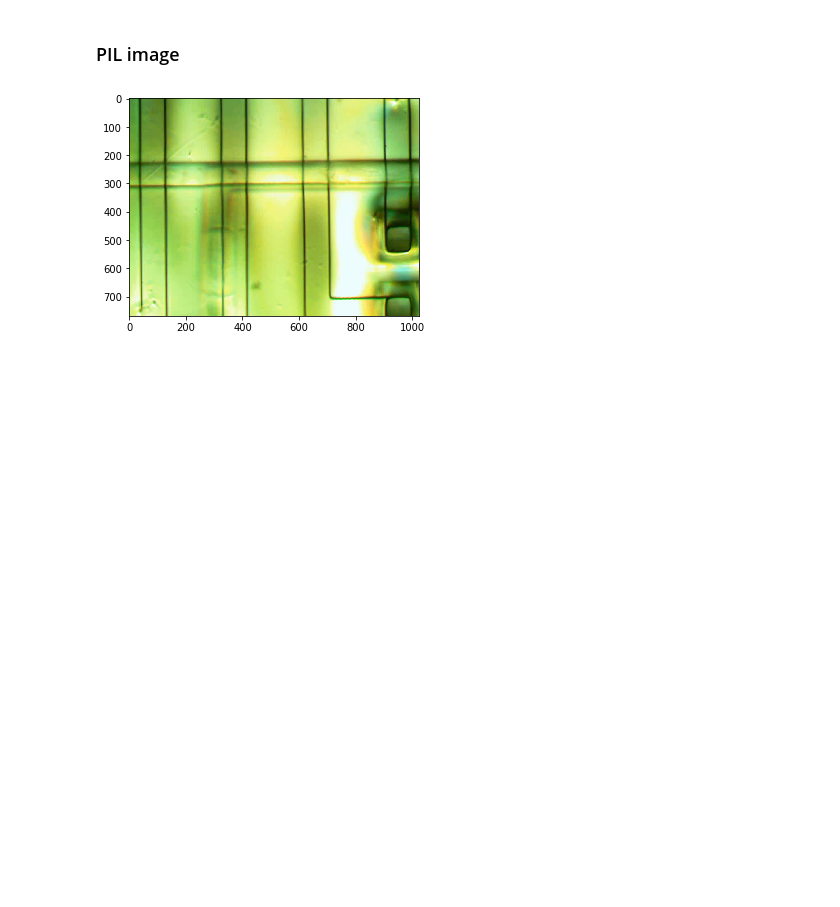
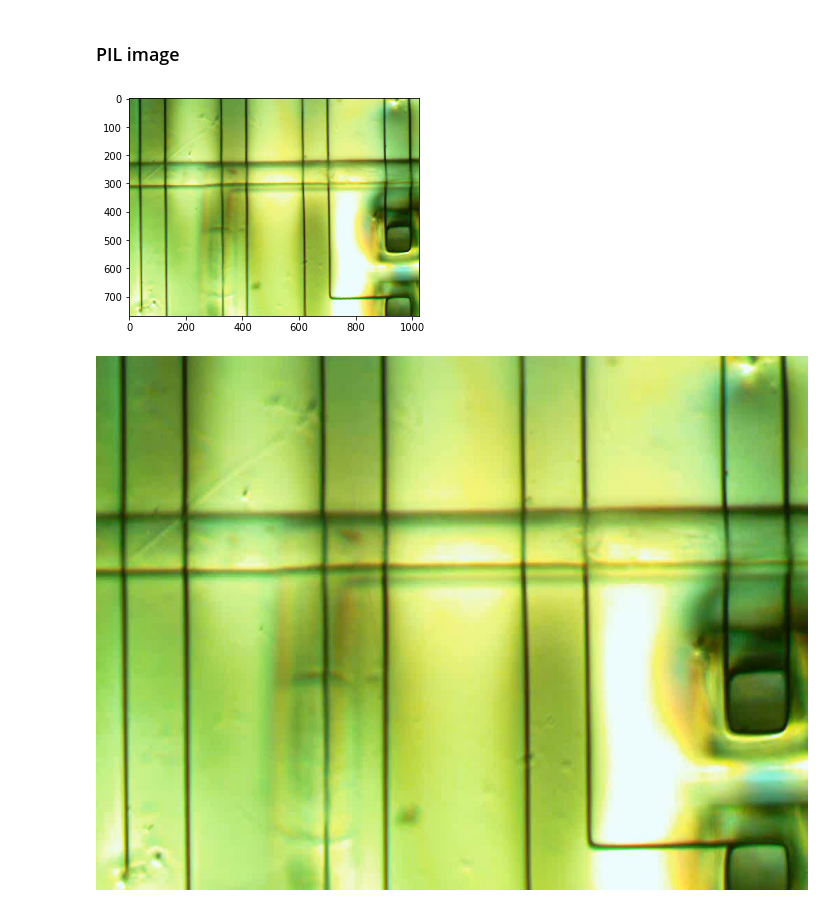
Before and after one commit to gregnordin/notes_to_self, a Jupyter notebook: python/working_with_images_notes.ipynb, the cells around one changed output. Saved outputs shown, nothing was run; the diff lists cells and outputs as text; code cells hidden in the pictures; blank space fills up the shorter version.

Commit message:
Add another note about images

```diff
--- a/python/working_with_images_notes.ipynb
+++ b/python/working_with_images_notes.ipynb
@@ -57,3 +57,7 @@ fig, ax = plt.subplots()
 ax.imshow(pil_img);
 # %% [output]
 [figure]
+# %%
+pil_img
+# %% [output]
+[figure, added]
```
